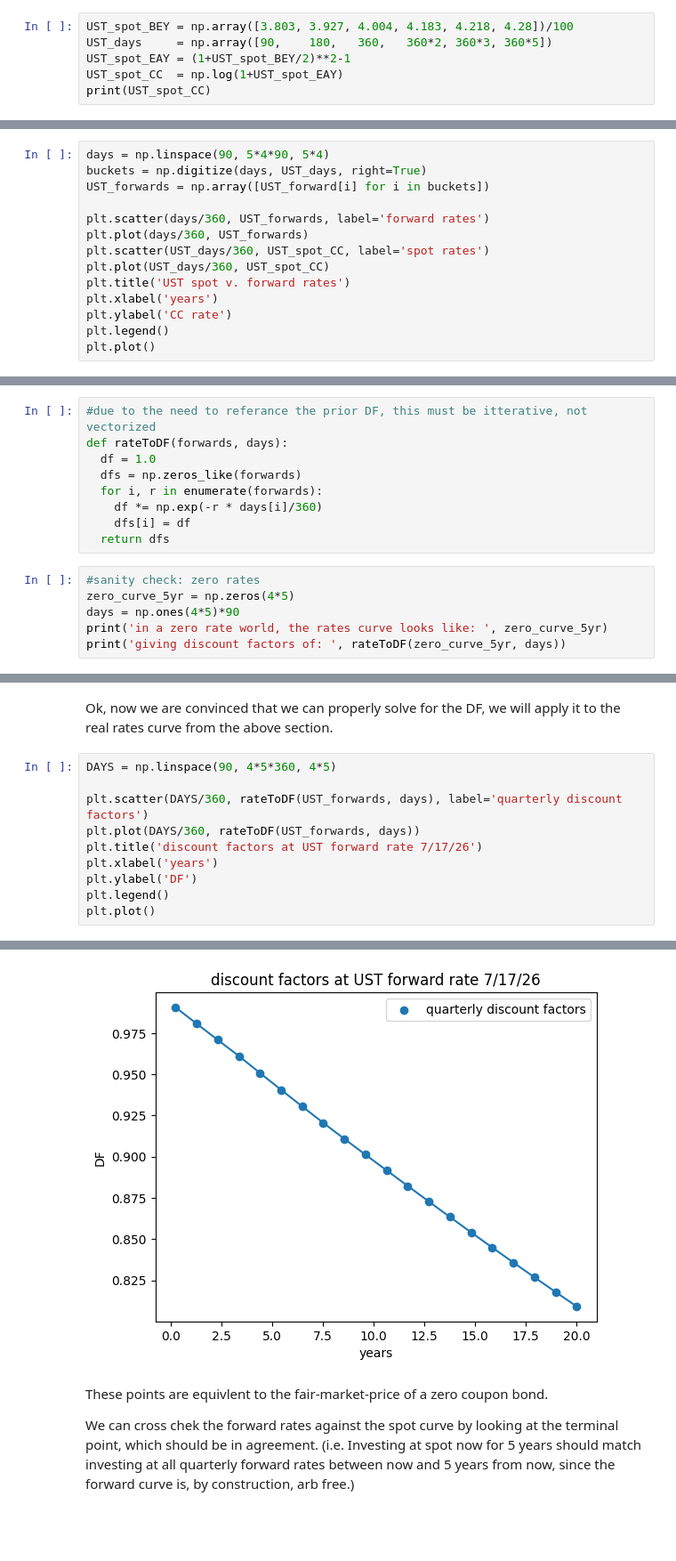
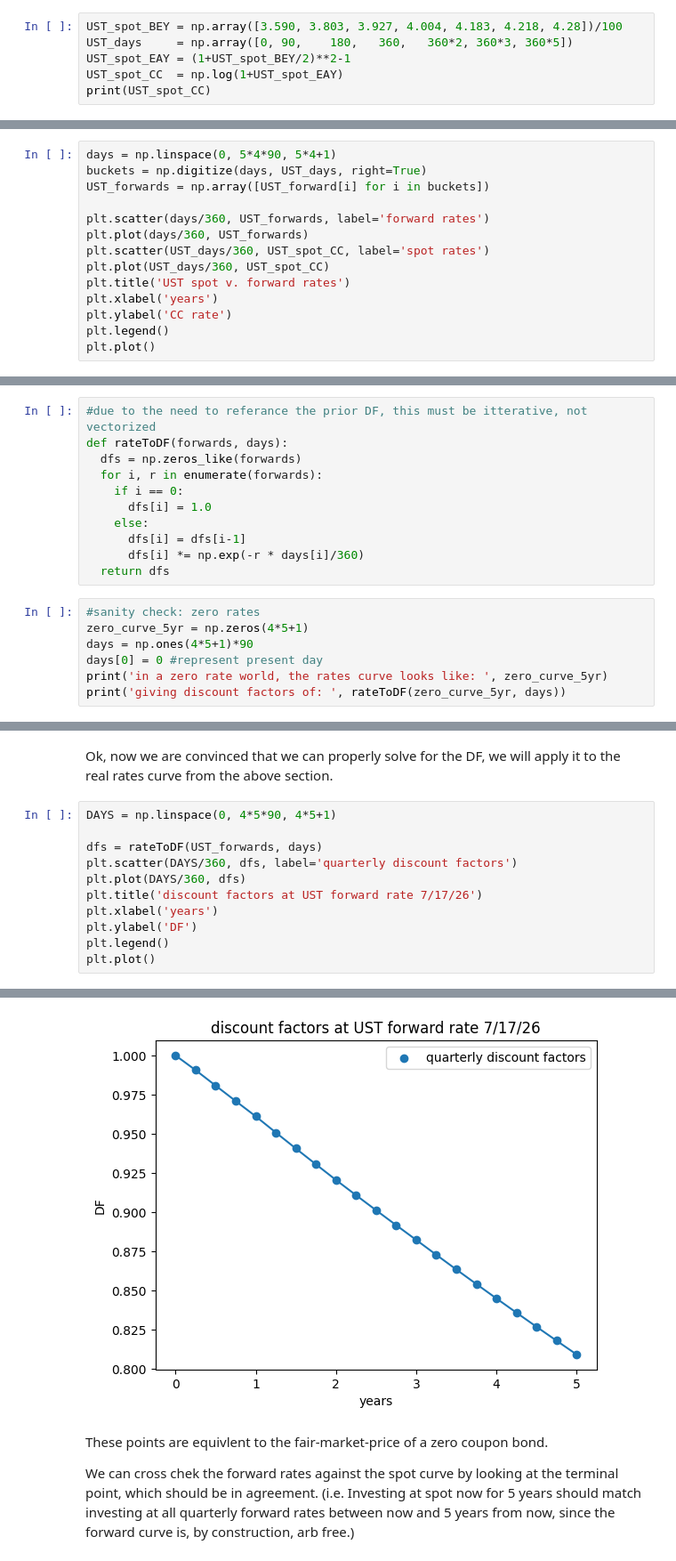
Before and after one commit to leo-megliola/swaptions, a Jupyter notebook: SWAPTION_MODEL.ipynb, the cells around one changed output, grey strips where cells are left out. Shown at 89% size. Drawn from its saved outputs; the diff is of its cells as text; blank space fills up the shorter version.

```diff
--- a/SWAPTION_MODEL.ipynb
+++ b/SWAPTION_MODEL.ipynb
@@ -25,6 +25,6 @@ Tresury data is from: https://www.cnbc.com/markets/bonds/ as of Jul 17, 2026. Ra
 # %%
-UST_spot_BEY = np.array([3.803, 3.927, 4.004, 4.183, 4.218, 4.28])/100
-UST_days     = np.array([90,    180,   360,   360*2, 360*3, 360*5])
+UST_spot_BEY = np.array([3.590, 3.803, 3.927, 4.004, 4.183, 4.218, 4.28])/100
+UST_days     = np.array([0, 90,    180,   360,   360*2, 360*3, 360*5])
 UST_spot_EAY = (1+UST_spot_BEY/2)**2-1
 UST_spot_CC  = np.log(1+UST_spot_EAY)
 print(UST_spot_CC)
@@ -57,5 +58,5 @@ plt.plot()
 # %%
-days = np.linspace(90, 5*4*90, 5*4)
+days = np.linspace(0, 5*4*90, 5*4+1)
 buckets = np.digitize(days, UST_days, right=True)
 UST_forwards = np.array([UST_forward[i] for i in buckets])
 
@@ -79,16 +80,19 @@ To properly compute the DF *allong* the forward curve, we must itterate in the f
 # %%
 #due to the need to referance the prior DF, this must be itterative, not vectorized
 def rateToDF(forwards, days):
-  df = 1.0
   dfs = np.zeros_like(forwards)
   for i, r in enumerate(forwards):
-    df *= np.exp(-r * days[i]/360)
-    dfs[i] = df
+    if i == 0:
+      dfs[i] = 1.0
+    else:
+      dfs[i] = dfs[i-1]
+      dfs[i] *= np.exp(-r * days[i]/360)
   return dfs
 # %%
 #sanity check: zero rates
-zero_curve_5yr = np.zeros(4*5)
-days = np.ones(4*5)*90
+zero_curve_5yr = np.zeros(4*5+1)
+days = np.ones(4*5+1)*90
+days[0] = 0 #represent present day
 print('in a zero rate world, the rates curve looks like: ', zero_curve_5yr)
 print('giving discount factors of: ', rateToDF(zero_curve_5yr, days))
 # %% [output]
@@ -97,18 +101,19 @@ giving discount factors of:  [1. 1. 1. 1. 1. 1. 1. 1. 1. 1. 1. 1. 1. 1. 1. 1. 1.
 # %% [markdown]
 Ok, now we are convinced that we can properly solve for the DF, we will apply it to the real rates curve from the above section.
 # %%
-DAYS = np.linspace(90, 4*5*360, 4*5)
+DAYS = np.linspace(0, 4*5*90, 4*5+1)
 
-plt.scatter(DAYS/360, rateToDF(UST_forwards, days), label='quarterly discount factors')
-plt.plot(DAYS/360, rateToDF(UST_forwards, days))
+dfs = rateToDF(UST_forwards, days)
+plt.scatter(DAYS/360, dfs, label='quarterly discount factors')
+plt.plot(DAYS/360, dfs)
 plt.title('discount factors at UST forward rate 7/17/26')
 plt.xlabel('years')
 plt.ylabel('DF')
 plt.legend()
 plt.plot()
 # %% [output]
 []
-[figure, old version]
+[figure, new version]
 # %% [markdown]
 These points are equivlent to the fair-market-price of a zero coupon bond.
 
```
Also changed, not shown: parts of 24 cells of this notebook.
